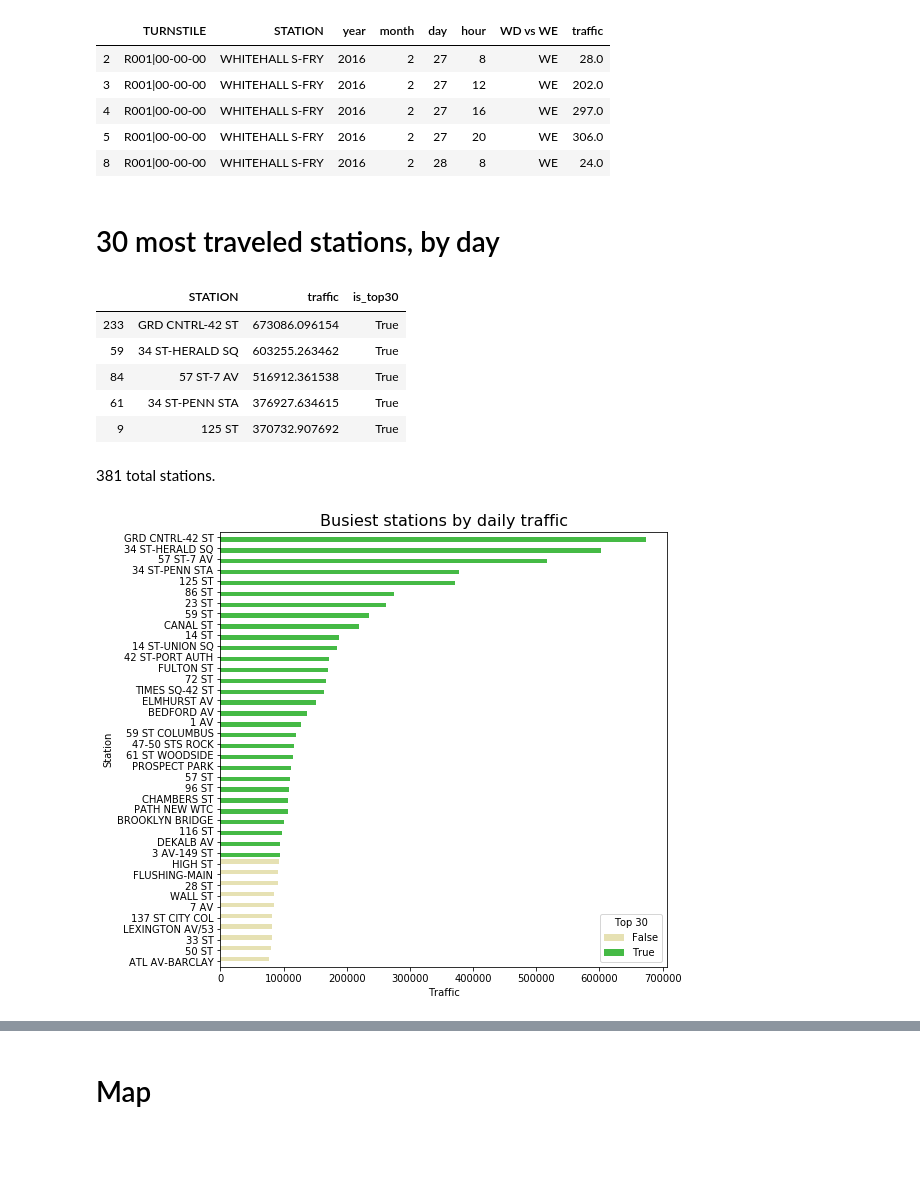
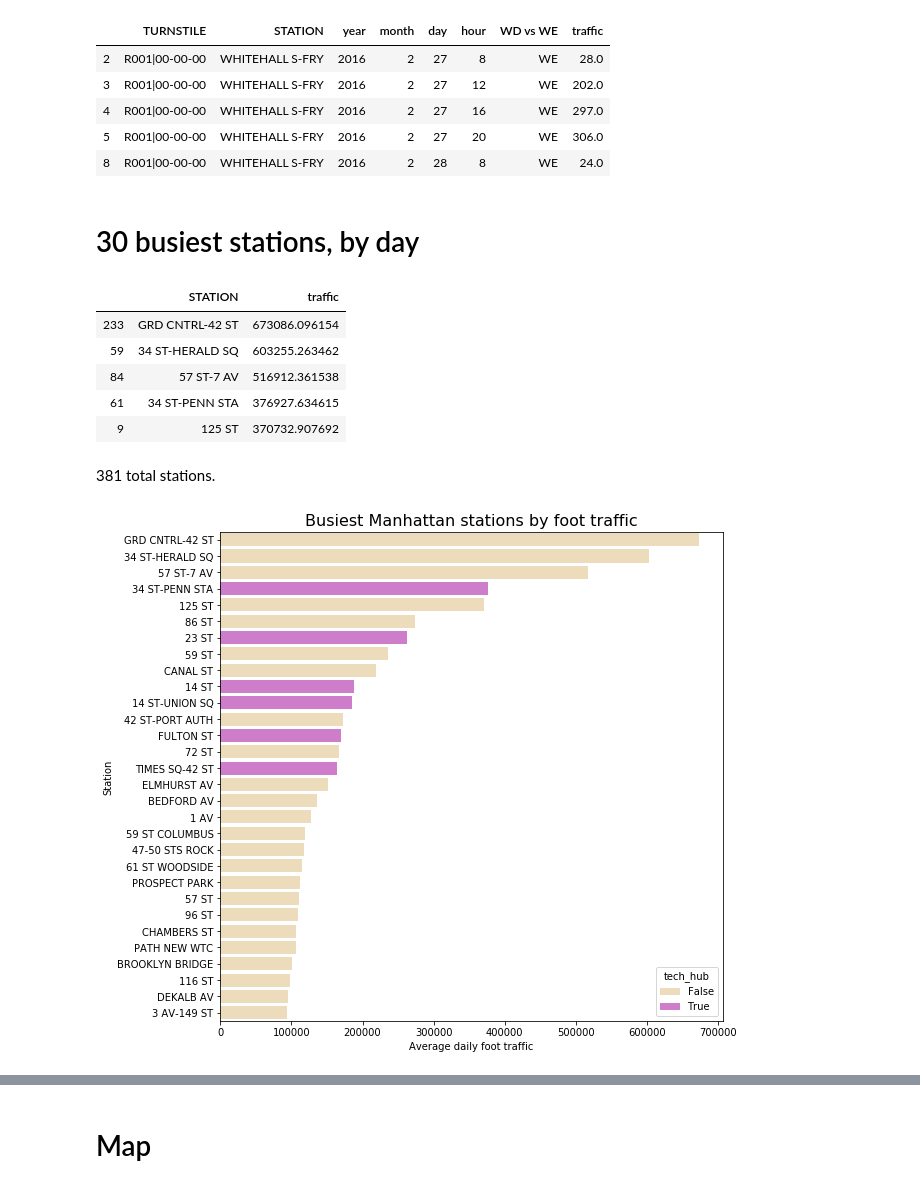
Before and after one commit to collindching/MTA-Turnstile-Analysis, a Jupyter notebook: Data Visualizations (Collin).ipynb, the cells around one changed output, grey strips where cells are left out. Drawn from its saved outputs; the diff is of its cells as text; code cells hidden in the pictures; blank space fills up the shorter version.

Commit message:
graphic check

```diff
--- a/Data Visualizations (Collin).ipynb
+++ b/Data Visualizations (Collin).ipynb
@@ -24,31 +24,38 @@ df.head()
 | 5 | R001|00-00-00 | WHITEHALL S-FRY | 2016 | 2 | 27 | 20 | WE | 306.0 |
 | 8 | R001|00-00-00 | WHITEHALL S-FRY | 2016 | 2 | 28 | 8 | WE | 24.0 |
 # %% [markdown]
-# 30 most traveled stations, by day
+# 30 busiest stations, by day
 # %%
 weekdays = df[df['WD vs WE'] == 'WD']
 weekdays_agg = weekdays.groupby(['STATION','year','month','day']).agg({'traffic':'sum'}).reset_index()
 stations_av = weekdays_agg.groupby(['STATION']).agg({'traffic':'mean'}).reset_index()
 stations_av.sort_values('traffic',ascending=False,inplace=True)
+stations_av.head()
+# %% [output]
+|  | STATION | traffic |
+| 233 | GRD CNTRL-42 ST | 673086.096154 |
+| 59 | 34 ST-HERALD SQ | 603255.263462 |
+| 84 | 57 ST-7 AV | 516912.361538 |
+| 61 | 34 ST-PENN STA | 376927.634615 |
+| 9 | 125 ST | 370732.907692 |
-# %%
-stations_av['is_top30'] = False
-stations_av.iloc[0:30, 2] = True
-stations_av.head()
-# %% [output]
-|  | STATION | traffic | is_top30 |
-| 233 | GRD CNTRL-42 ST | 673086.096154 | True |
-| 59 | 34 ST-HERALD SQ | 603255.263462 | True |
-| 84 | 57 ST-7 AV | 516912.361538 | True |
-| 61 | 34 ST-PENN STA | 376927.634615 | True |
-| 9 | 125 ST | 370732.907692 | True |
+# %%
+tech_stations = ['TIMES SQ-42 ST','8 ST-NYU','ASTOR PL','14 ST-UNION SQ','34 ST-HUDSON YD','34 ST-PENN STA',
+                 '28 ST','23 ST','SPRING ST','PRINCE ST','CORTLANDT ST','WTC-CORTLANDT','FULTON ST',
+                 'PARK PLACE','18 ST','14 ST']
+
+stations_av['tech_hub'] = [True if station in tech_stations else False for station in stations_av['STATION']]
 # %% [markdown]
 381 total stations.
 # %%
-plt.figure(figsize=(8,8))
-sns.barplot(y='STATION', x='traffic', hue='is_top30', data=stations_av[:40],palette=['palegoldenrod','limegreen']);
-plt.title('Busiest stations by daily traffic',fontsize=16, )
-plt.xlabel('Traffic')
-plt.ylabel('Station')
-plt.legend(title='Top 30');
+plt.figure(figsize=(9,9))
+sns.barplot(y='STATION', x='traffic', data=stations_av[:30],
+            hue='tech_hub', dodge=False, palette=['wheat','orchid']);
+# sns.barplot(y='STATION', x='traffic', data=stations_av[:30],
+#             hue='tech_hub', dodge=False, palette=['wheat','wheat']);
+plt.title('Busiest Manhattan stations by foot traffic',fontsize=16,);
+plt.xlabel('Average daily foot traffic');
+plt.ylabel('Station');
+#plt.legend('');
+#plt.legend(title='Tech Hub');
 # %% [output]
-[figure, old version]
+[figure, new version]
```
Also changed, not shown: parts of 17 cells of this notebook.
